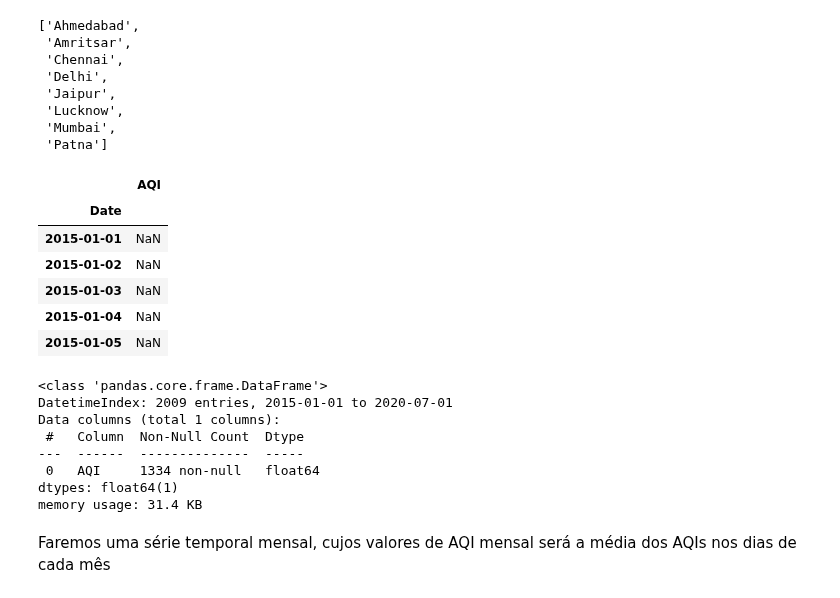
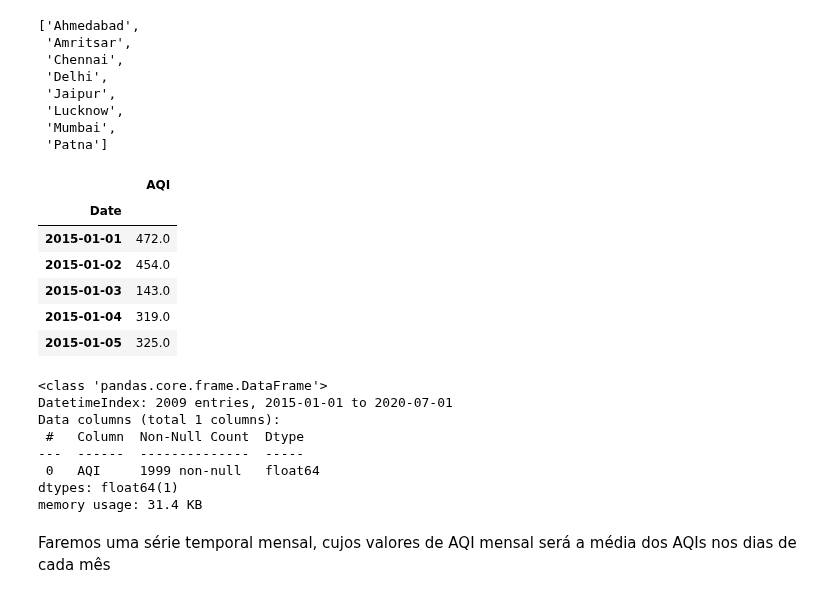
Before and after one commit to raphaelramosds/dca3501-project, a Jupyter notebook: assignments/Trabalho 3 - Aprendizagem de Maquina.ipynb, the cells around one changed output. Saved outputs shown, nothing was run; the diff lists cells and outputs as text; code cells hidden in the pictures.

```diff
--- a/assignments/Trabalho 3 - Aprendizagem de Maquina.ipynb
+++ b/assignments/Trabalho 3 - Aprendizagem de Maquina.ipynb
@@ -59,23 +59,23 @@ cities
  'Patna']
 # %%
 # Escolher uma cidade para fazer a previsão do AQI
-city = cities[0]
+city = cities[3]
 
 # Filtrar o Dataframe com os dados temporais apenas dessa cidade
 air_quality_filtered = air_quality[air_quality['City'] == city].copy()
 
 # Utilizar apenas as colunas de Date e AQI
 air_quality_filtered = air_quality_filtered[['AQI']]
 
 air_quality_filtered.head()
 # %% [output]
 |  | AQI |
 | Date |  |
-| 2015-01-01 | NaN |
-| 2015-01-02 | NaN |
-| 2015-01-03 | NaN |
-| 2015-01-04 | NaN |
-| 2015-01-05 | NaN |
+| 2015-01-01 | 472.0 |
+| 2015-01-02 | 454.0 |
+| 2015-01-03 | 143.0 |
+| 2015-01-04 | 319.0 |
+| 2015-01-05 | 325.0 |
 # %%
 air_quality_filtered.info()
 # %% [output]
@@ -84,7 +84,7 @@ DatetimeIndex: 2009 entries, 2015-01-01 to 2020-07-01
 Data columns (total 1 columns):
  #   Column  Non-Null Count  Dtype
 ---  ------  --------------  -----
- 0   AQI     1334 non-null   float64
+ 0   AQI     1999 non-null   float64
 dtypes: float64(1)
 memory usage: 31.4 KB
 # %% [markdown]
```
Also changed, not shown: parts of 7 cells of this notebook, 2 other files.
